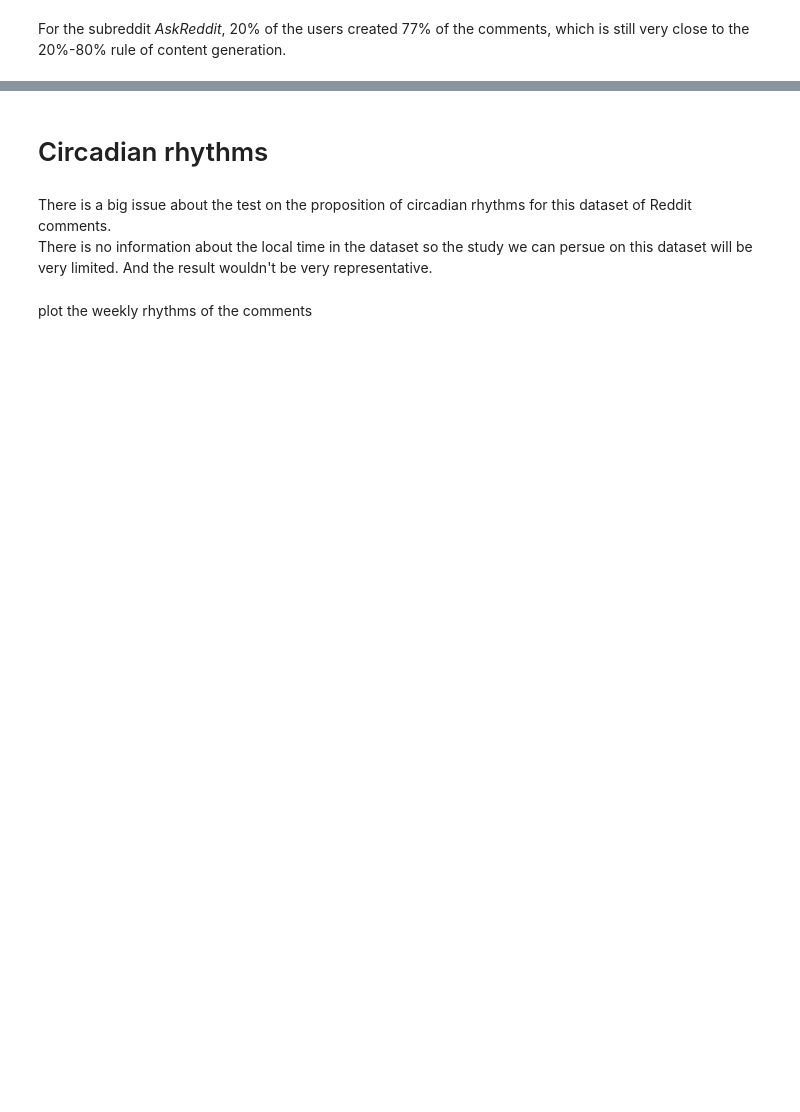
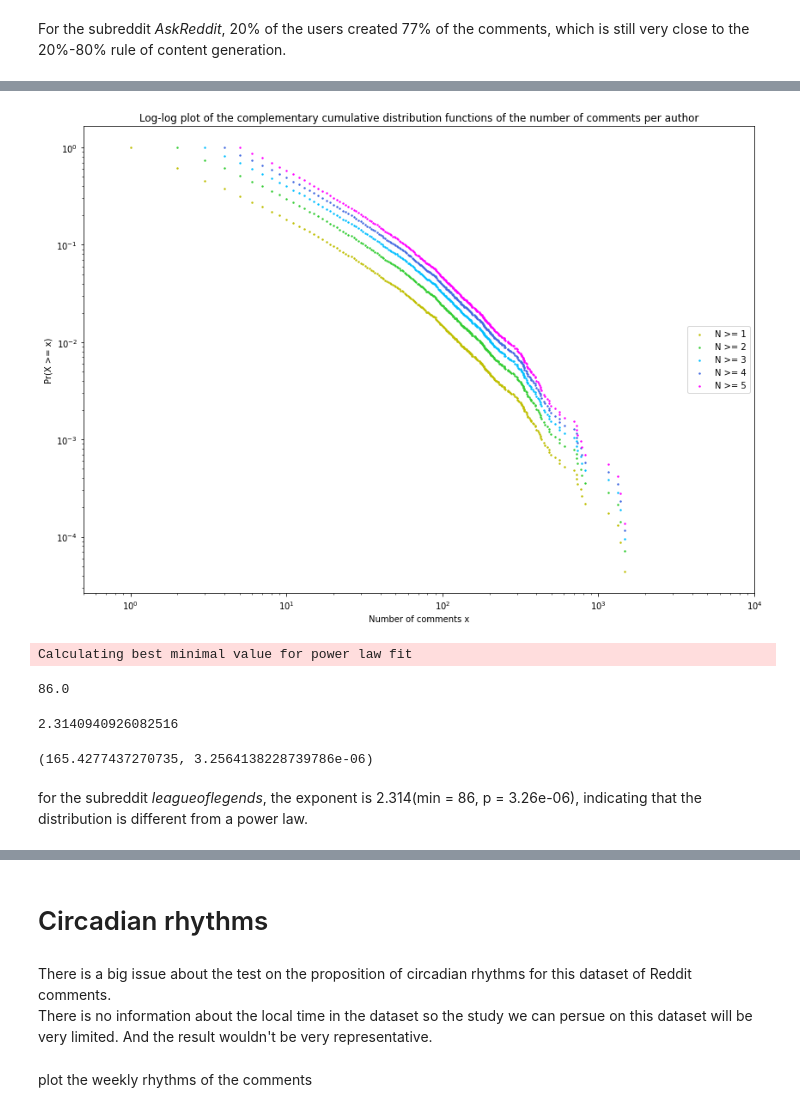
Before and after one commit to epfl-ada/ada-2020-project-milestone-p3-p3_chd, a Jupyter notebook: P4.ipynb, the cells around one changed output, grey strips where cells are left out. Drawn from its saved outputs; the diff is of its cells as text; code cells hidden in the pictures; blank space fills up the shorter version.

```diff
--- a/P4.ipynb
+++ b/P4.ipynb
@@ -490,0 +484,7 @@ For the subreddit *AskReddit*, 20% of the users created 77% of the comments, whi
+# %%
+comments_lol = comments.query("subreddit == 'leagueoflegends'")
+target_lol = comments_lol.loc[:, 'author'].value_counts().to_frame()
+sub_df = pd.DataFrame(target_lol.loc[:,'author'].value_counts())
+sub_df.reset_index(drop = False, inplace = True)
+sub_df.columns = ['comments_count', '# of users']
+sub_df = sub_df.sort_values(by = 'comments_count')
@@ -490,0 +531,39 @@ For the subreddit *AskReddit*, 20% of the users created 77% of the comments, whi
+# %%
+fig = plt.figure(figsize = (14,10))
+ax = fig.add_subplot(111)
+
+
+ax.scatter(sub_df1['comments_count'], sub_df1['comp_commu'], s=2, label = 'N >= 1', color = 'y')
+ax.scatter(sub_df2['comments_count'], sub_df2['comp_commu'], s=2, label = 'N >= 2', color = 'limegreen')
+ax.scatter(sub_df3['comments_count'], sub_df3['comp_commu'], s=2, label = 'N >= 3', color = 'deepskyblue')
+ax.scatter(sub_df4['comments_count'], sub_df4['comp_commu'], s=2, label = 'N >= 4', color = 'royalblue')
+ax.scatter(sub_df5['comments_count'], sub_df5['comp_commu'], s=2, label = 'N >= 5', color = 'magenta')
+plt.title('Log-log plot of the complementary cumulative distribution functions of the number of comments per author')
+plt.xscale('log')
+plt.yscale('log')
+plt.xlim([0.5, 10000])
+plt.xlabel('Number of comments x')
+plt.ylabel("Pr(X >= x)")
+plt.legend(loc='center right');
+plt.savefig('img/2080rule/fig_E.png')
+plt.show()
+# %% [output]
+[figure, added]
+# %%
+sub_data = np.array(comments_lol.loc[:,'author'].value_counts().to_frame().author)
+sub_fit = powerlaw.Fit(sub_data)
+sub_fit.xmin
+# %% [output]
+Calculating best minimal value for power law fit
+86.0
+# %%
+sub_fit = powerlaw.Fit(sub_data, xmin = 34)
+sub_fit.power_law.alpha
+# %% [output]
+2.3140940926082516
+# %%
+sub_fit.distribution_compare('power_law', 'exponential')
+# %% [output]
+(165.4277437270735, 3.2564138228739786e-06)
+# %% [markdown]
+for the subreddit *leagueoflegends*, the exponent is 2.314(min = 86, p = 3.26e-06), indicating that the distribution is different from a power law.
```
Also changed, not shown: parts of 14 cells of this notebook, 6 other files.
